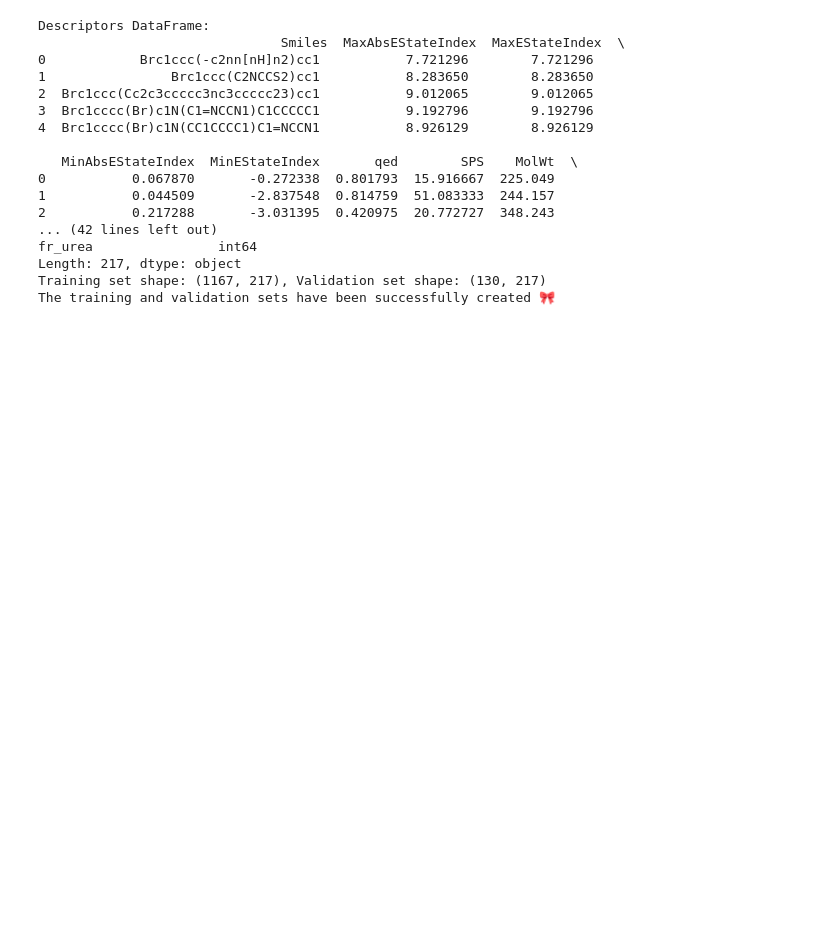
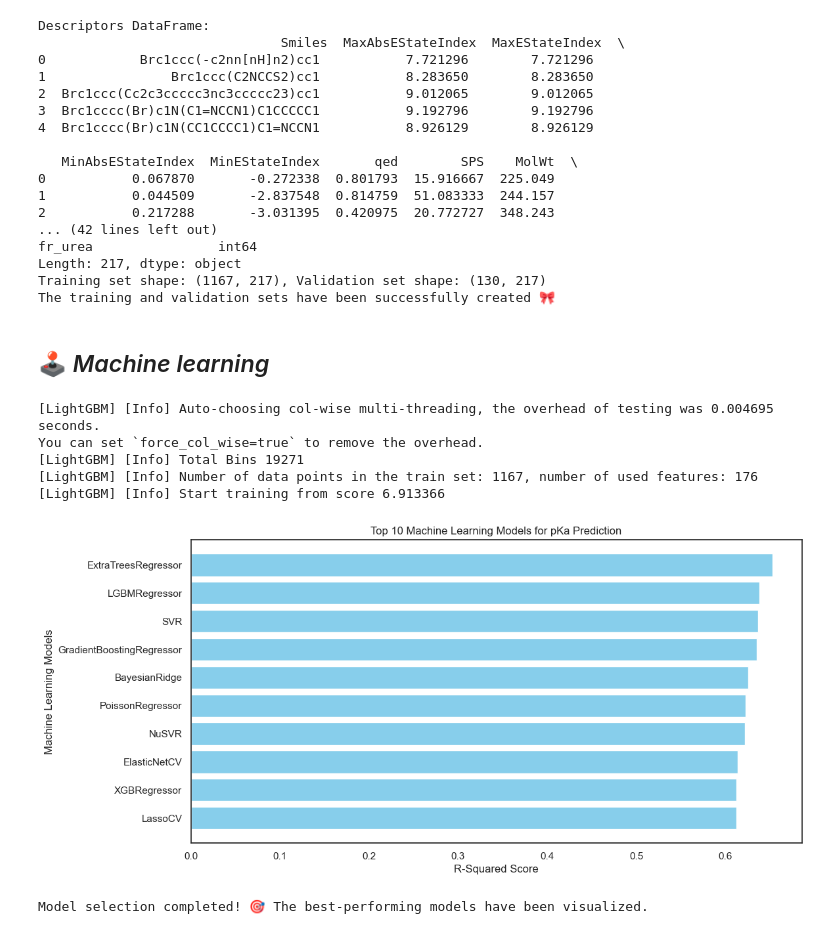
Before and after one commit to anastasiafloris/pKaPredict, a Jupyter notebook: notebooks/ProjectReport*.ipynb, the cells around one changed output. Saved outputs shown, nothing was run; the diff lists cells and outputs as text; code cells hidden in the pictures; blank space fills up the shorter version.

Commit message:
machine learning

```diff
--- a/notebooks/ProjectReport*.ipynb
+++ b/notebooks/ProjectReport*.ipynb
@@ -399,3 +400,48 @@ fr_urea                int64
 Length: 217, dtype: object
 Training set shape: (1167, 217), Validation set shape: (130, 217)
 The training and validation sets have been successfully created 🎀
+# %% [markdown]
+## 🕹️ *Machine learning*
+# %%
+import matplotlib.pyplot as plt
+from lazypredict.Supervised import LazyRegressor
+
+# =============================
+# Run LazyRegressor (Including XGBoost)
+# =============================
+
+# Initialize LazyRegressor
+lregs = LazyRegressor(verbose=0, ignore_warnings=True, custom_metric=None, random_state=42)
+
+# Fit models on the pKa dataset
+models, prediction_tests = lregs.fit(X_train_scaled, X_valid_scaled, y_train, y_valid)
+
+# =============================
+# Visualize Top Models
+# =============================
+
+# Sort models by R-squared score (best performing first)
+models_sorted = models.sort_values(by="R-Squared", ascending=False)
+
+# Plot top 10 models
+plt.figure(figsize=(12, 6))
+plt.barh(models_sorted.index[:10], models_sorted["R-Squared"][:10], align='center', color='skyblue')
+plt.xlabel("R-Squared Score")
+plt.ylabel("Machine Learning Models")
+plt.title("Top 10 Machine Learning Models for pKa Prediction")
+plt.gca().invert_yaxis()  # Best model on top
+plt.show()
+
+# =============================
+# Success Message
+# =============================
+
+print("Model selection completed! 🎯 The best-performing models have been visualized.")
+# %% [output]
+[LightGBM] [Info] Auto-choosing col-wise multi-threading, the overhead of testing was 0.004695 seconds.
+You can set `force_col_wise=true` to remove the overhead.
+[LightGBM] [Info] Total Bins 19271
+[LightGBM] [Info] Number of data points in the train set: 1167, number of used features: 176
+[LightGBM] [Info] Start training from score 6.913366
+[figure, added]
+Model selection completed! 🎯 The best-performing models have been visualized.
```
Also changed, not shown: parts of 2 cells of this notebook.
